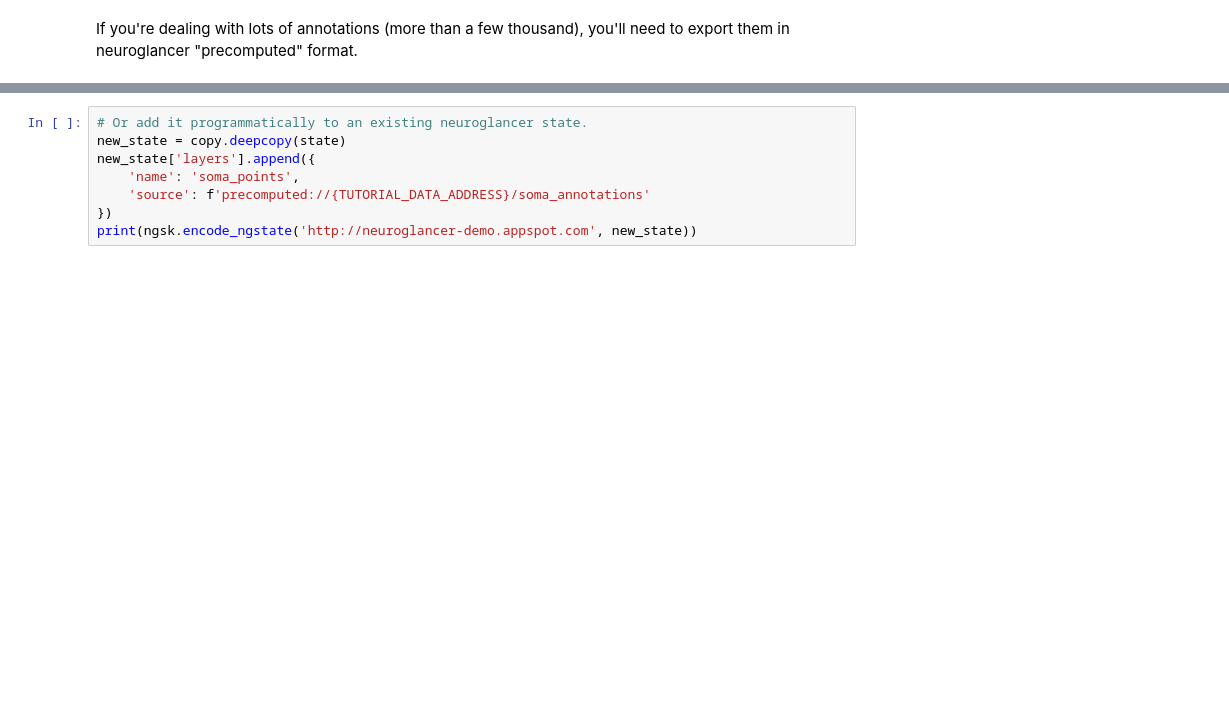
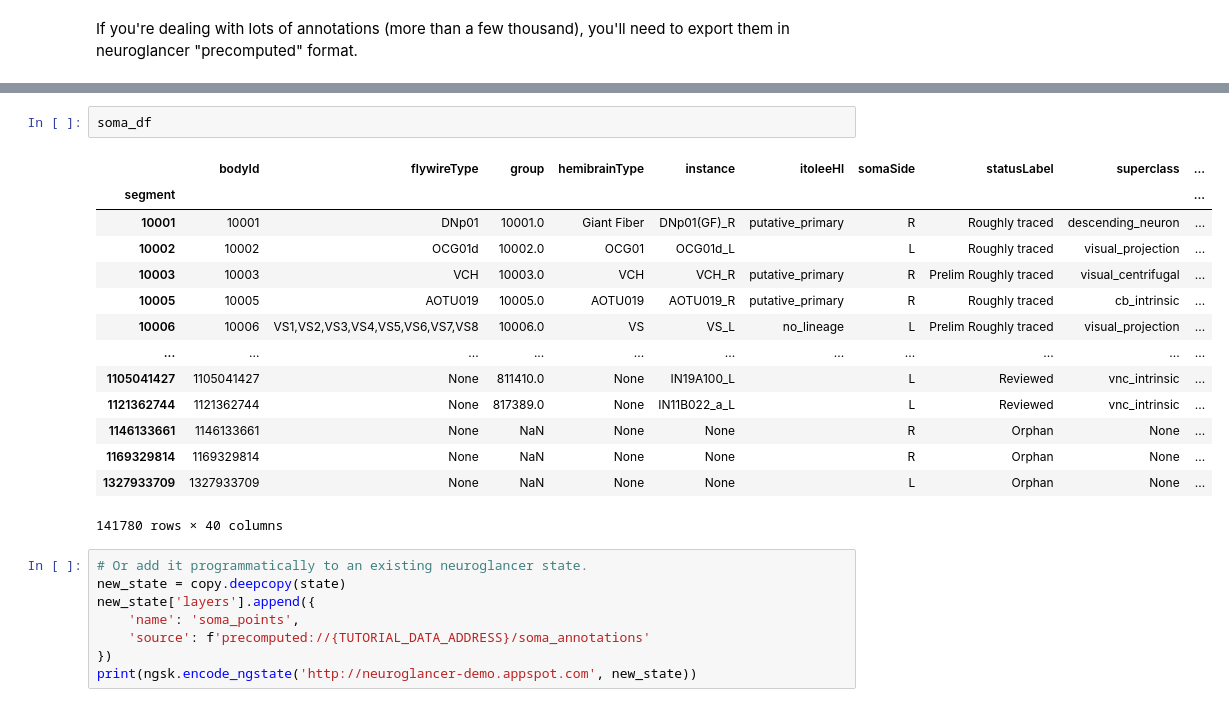
Before and after one commit to janelia-flyem/ngsidekick, a Jupyter notebook: tutorials/tutorial.ipynb, the cells around one changed output, grey strips where cells are left out. Saved outputs shown, nothing was run; the diff lists cells and outputs as text; blank space fills up the shorter version.

```diff
--- a/tutorials/tutorial.ipynb
+++ b/tutorials/tutorial.ipynb
@@ -330,3 +344,20 @@ ngsk.write_precomputed_annotations(
+# %%
+soma_df
+# %% [output]
+|  | bodyId | flywireType | group | hemibrainType | instance | itoleeHl | somaSide | statusLabel | superclass | ... |
+| segment |  |  |  |  |  |  |  |  |  | ... |
+| 10001 | 10001 | DNp01 | 10001.0 | Giant Fiber | DNp01(GF)_R | putative_primary | R | Roughly traced | descending_neuron | ... |
+| 10002 | 10002 | OCG01d | 10002.0 | OCG01 | OCG01d_L |  | L | Roughly traced | visual_projection | ... |
+| 10003 | 10003 | VCH | 10003.0 | VCH | VCH_R | putative_primary | R | Prelim Roughly traced | visual_centrifugal | ... |
+| 10005 | 10005 | AOTU019 | 10005.0 | AOTU019 | AOTU019_R | putative_primary | R | Roughly traced | cb_intrinsic | ... |
+| 10006 | 10006 | VS1,VS2,VS3,VS4,VS5,VS6,VS7,VS8 | 10006.0 | VS | VS_L | no_lineage | L | Prelim Roughly traced | visual_projection | ... |
+| ... | ... | ... | ... | ... | ... | ... | ... | ... | ... | ... |
+| 1105041427 | 1105041427 | None | 811410.0 | None | IN19A100_L |  | L | Reviewed | vnc_intrinsic | ... |
+| 1121362744 | 1121362744 | None | 817389.0 | None | IN11B022_a_L |  | L | Reviewed | vnc_intrinsic | ... |
+| 1146133661 | 1146133661 | None | NaN | None | None |  | R | Orphan | None | ... |
+| 1169329814 | 1169329814 | None | NaN | None | None |  | R | Orphan | None | ... |
+| 1327933709 | 1327933709 | None | NaN | None | None |  | L | Orphan | None | ... |
+141780 rows × 40 columns
 # %%
 # Or add it programmatically to an existing neuroglancer state.
 new_state = copy.deepcopy(state)
```
Also changed, not shown: parts of 5 cells of this notebook, 1 other file.
